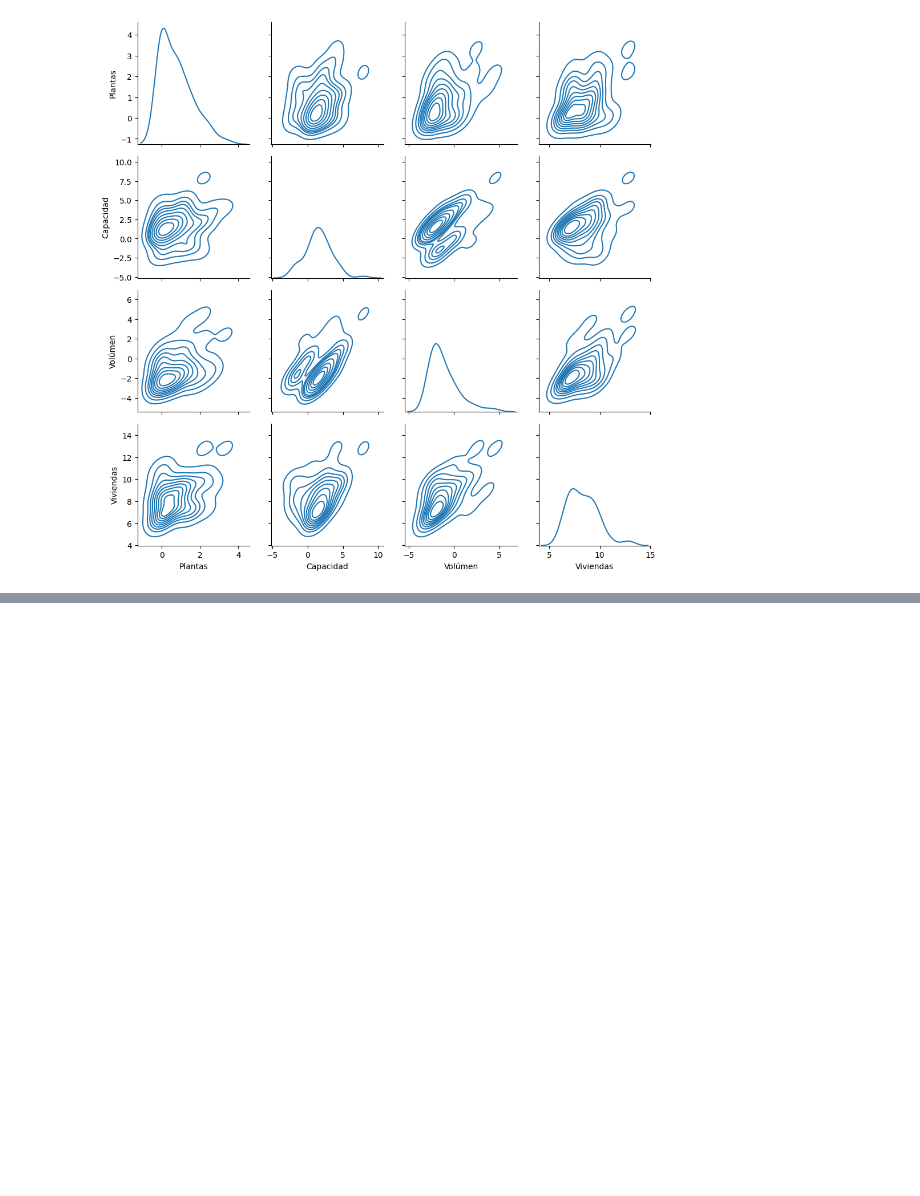
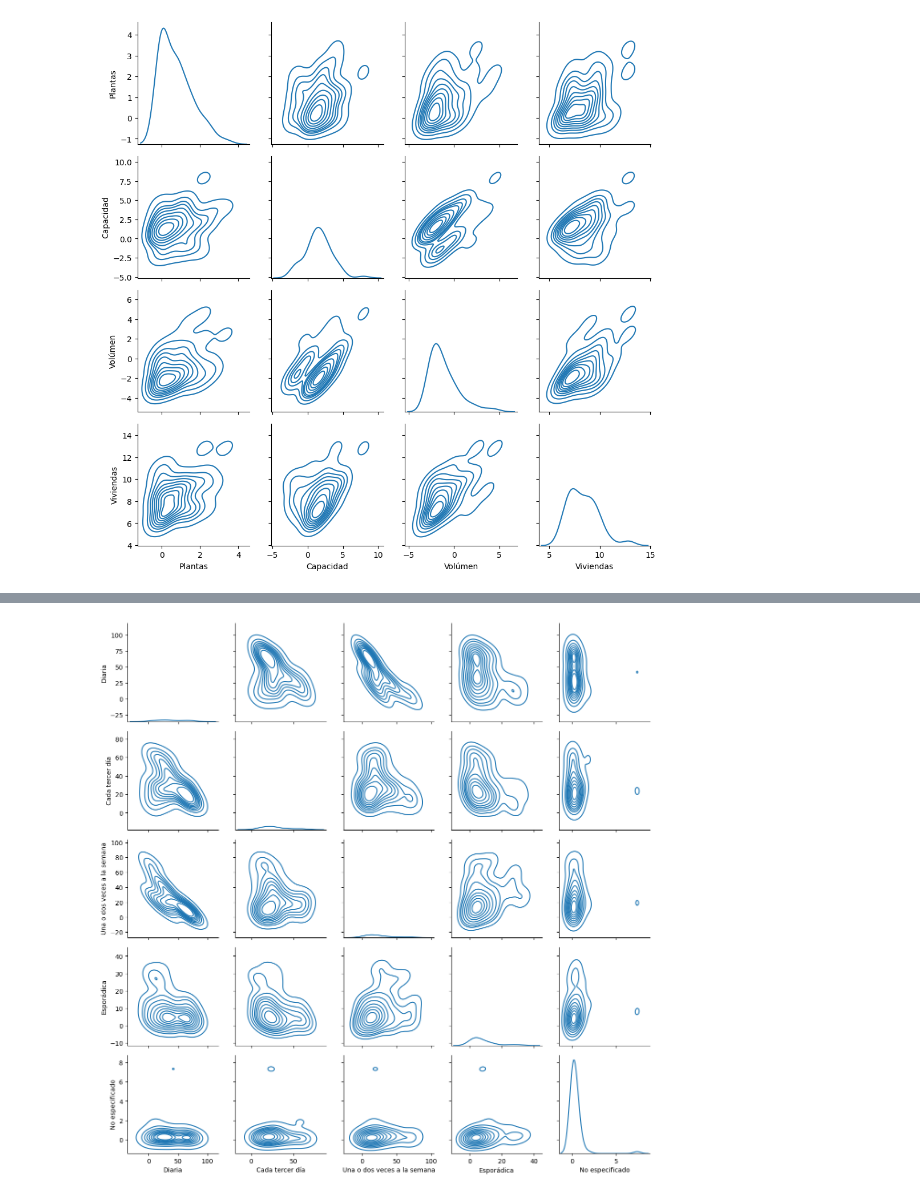
Before and after one commit to AlexTheSleepy/ODS-puebla-ML, a Jupyter notebook: Data_processing.ipynb, the cells around one changed output, grey strips where cells are left out. Cells and saved outputs as stored; diff of their text form; code cells hidden in the pictures; blank space fills up the shorter version.

Commit message:
Visualización en y
Añadimos la visualización de nuestra variable respuesta

```diff
--- a/Data_processing.ipynb
+++ b/Data_processing.ipynb
@@ -135,3 +135,8 @@ pt.savefig("Visualización de la base log.png", format = "png")
 plt.show()
 # %% [output]
 [figure]
+# %%
+data_y = data_limpia[columnas[-5:]]
+for column in data_y.columns:
+    data_y[column] = data_y[column].astype(float)
+data_y
@@ -137,0 +174,9 @@ plt.show()
+# %%
+g = sns.PairGrid(data_y)
+# g.title("Visualización de la base, escala logarítmica")
+g.map_diag(sns.kdeplot)
+g.map_offdiag(sns.kdeplot)
+plt.savefig("Visualización de la base (y).png", format = "png")
+plt.show()
+# %% [output]
+[figure, added]
```
Also changed, not shown: parts of 2 cells of this notebook, 1 other file.
